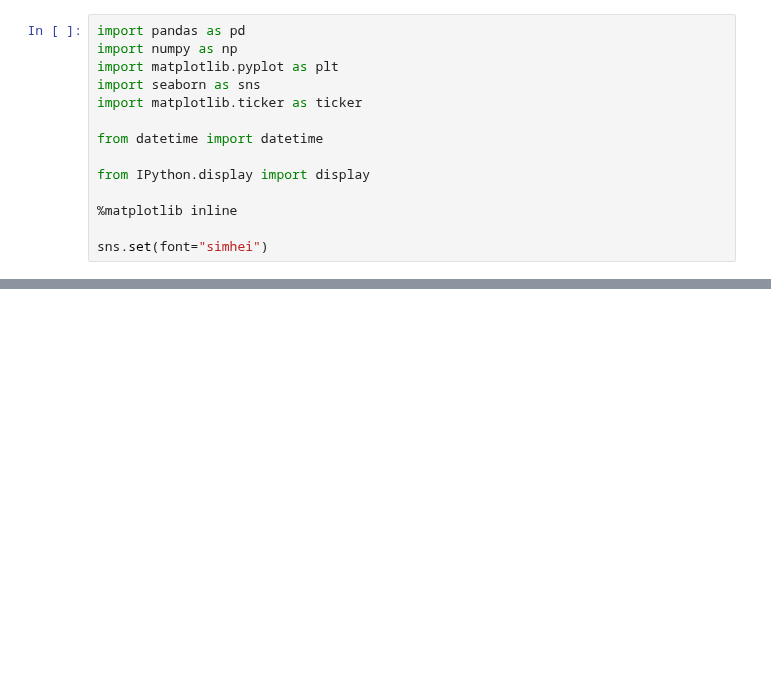
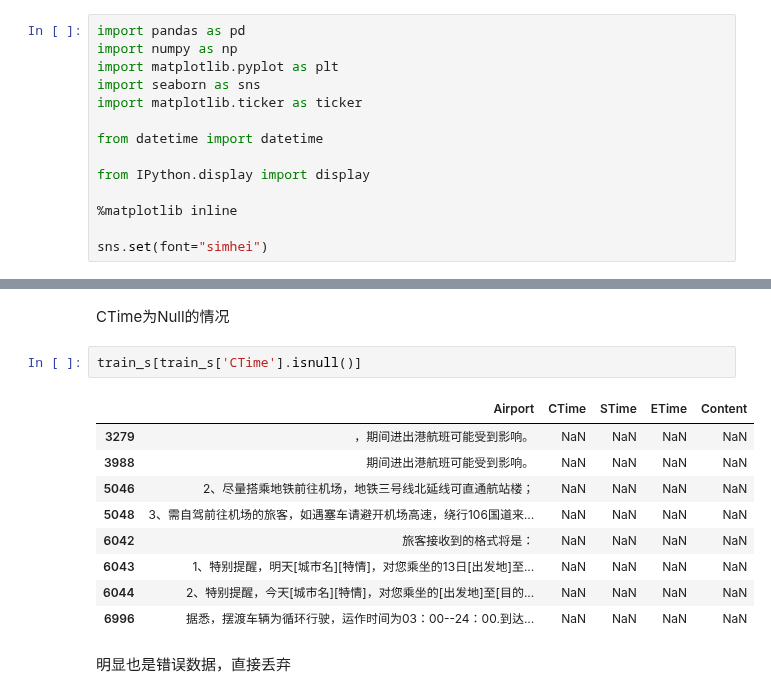
Before and after one commit to coder-ss/ml-learn, a Jupyter notebook: competition/ctrip-fight/data-special.ipynb, the cells around one changed output, grey strips where cells are left out. Cells and saved outputs as stored; diff of their text form; blank space fills up the shorter version.

```diff
--- a/competition/ctrip-fight/data-special.ipynb
+++ b/competition/ctrip-fight/data-special.ipynb
@@ -39,0 +85,16 @@ memory usage: 620.4+ KB
+# %% [markdown]
+CTime为Null的情况
+# %%
+train_s[train_s['CTime'].isnull()]
+# %% [output]
+|  | Airport | CTime | STime | ETime | Content |
+| 3279 | ，期间进出港航班可能受到影响。 | NaN | NaN | NaN | NaN |
+| 3988 | 期间进出港航班可能受到影响。 | NaN | NaN | NaN | NaN |
+| 5046 | 2、尽量搭乘地铁前往机场，地铁三号线北延线可直通航站楼； | NaN | NaN | NaN | NaN |
+| 5048 | 3、需自驾前往机场的旅客，如遇塞车请避开机场高速，绕行106国道来... | NaN | NaN | NaN | NaN |
+| 6042 | 旅客接收到的格式将是： | NaN | NaN | NaN | NaN |
+| 6043 | 1、特别提醒，明天[城市名][特情]，对您乘坐的13日[出发地]至... | NaN | NaN | NaN | NaN |
+| 6044 | 2、特别提醒，今天[城市名][特情]，对您乘坐的[出发地]至[目的... | NaN | NaN | NaN | NaN |
+| 6996 | 据悉，摆渡车辆为循环行驶，运作时间为03：00--24：00.到达... | NaN | NaN | NaN | NaN |
+# %% [markdown]
+明显也是错误数据，直接丢弃
```
Also changed, not shown: parts of 28 cells of this notebook, 2 other files.
